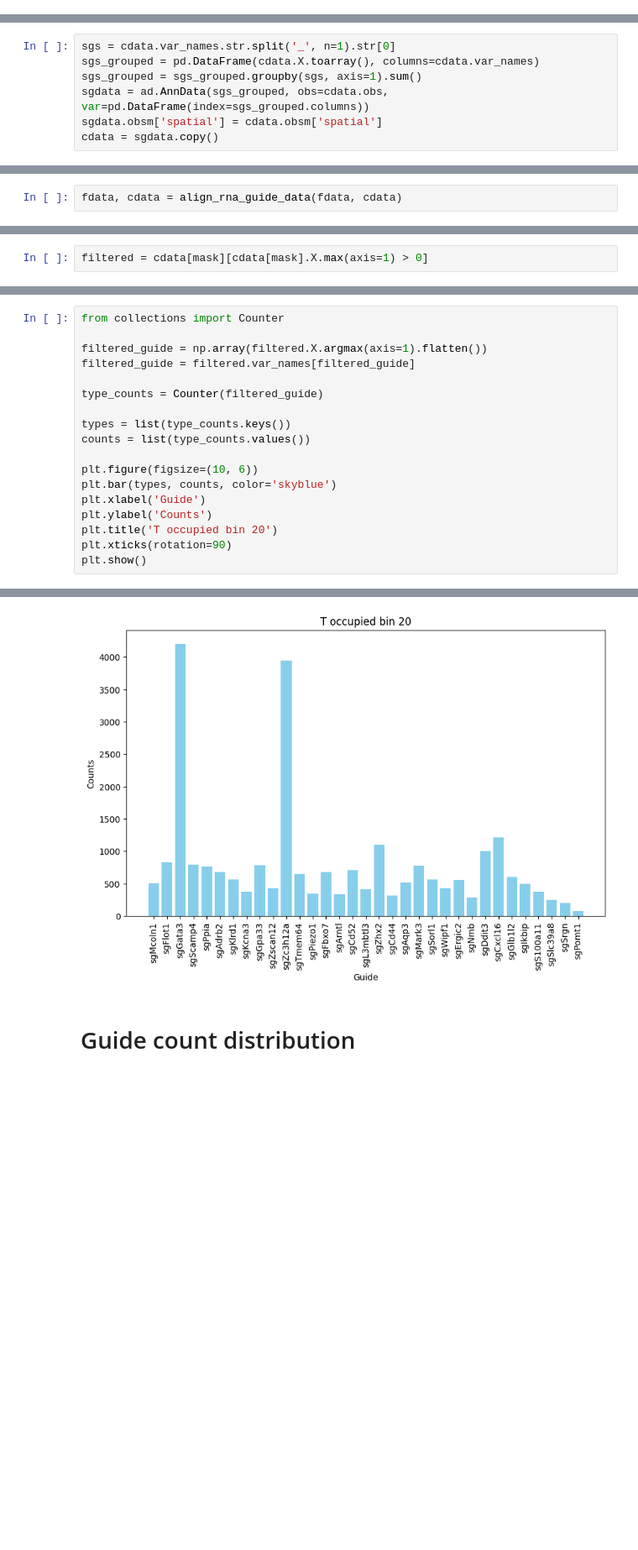
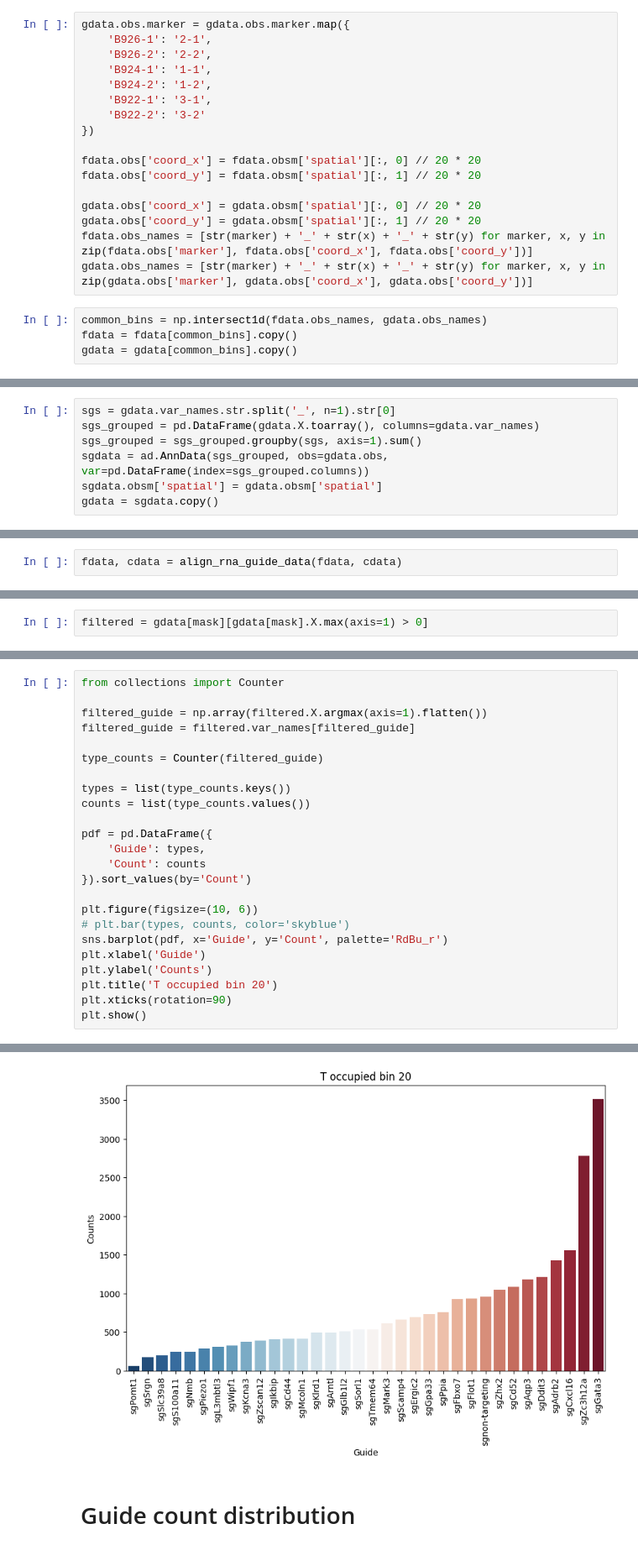
Before and after one commit to pkuTrasond/SPAC-seq, a Jupyter notebook: analysis/t_screen/C_guide_colocalization_with_T_subtype.ipynb, the cells around one changed output, grey strips where cells are left out. Shown at 84% size. Cells and saved outputs as stored; diff of their text form; blank space fills up the shorter version.

```diff
--- a/analysis/t_screen/C_guide_colocalization_with_T_subtype.ipynb
+++ b/analysis/t_screen/C_guide_colocalization_with_T_subtype.ipynb
@@ -16,3 +18,24 @@ fdata = ad.read_h5ad("./RNA/Multitime.annotation.h5")
+# %%
+gdata.obs.marker = gdata.obs.marker.map({
+    'B926-1': '2-1',
+    'B926-2': '2-2',
+    'B924-1': '1-1',
+    'B924-2': '1-2',
+    'B922-1': '3-1',
+    'B922-2': '3-2'
+})
+
+fdata.obs['coord_x'] = fdata.obsm['spatial'][:, 0] // 20 * 20
+fdata.obs['coord_y'] = fdata.obsm['spatial'][:, 1] // 20 * 20
+
+gdata.obs['coord_x'] = gdata.obsm['spatial'][:, 0] // 20 * 20
+gdata.obs['coord_y'] = gdata.obsm['spatial'][:, 1] // 20 * 20
+fdata.obs_names = [str(marker) + '_' + str(x) + '_' + str(y) for marker, x, y in zip(fdata.obs['marker'], fdata.obs['coord_x'], fdata.obs['coord_y'])]
+gdata.obs_names = [str(marker) + '_' + str(x) + '_' + str(y) for marker, x, y in zip(gdata.obs['marker'], gdata.obs['coord_x'], gdata.obs['coord_y'])]
+# %%
+common_bins = np.intersect1d(fdata.obs_names, gdata.obs_names)
+fdata = fdata[common_bins].copy()
+gdata = gdata[common_bins].copy()
 # %%
 data_list = ["./RNA/B924-1.guide.bin_20.h5", "./RNA/B926-1.guide.bin_20.h5", "./RNA/B922-1.guide.bin_20.h5",
              "./RNA/B924-2.guide.bin_20.h5", "./RNA/B926-2.guide.bin_20.h5", "./RNA/B922-2.guide.bin_20.h5"]
@@ -29,9 +52,9 @@ cdata.obs_names_make_unique()
 cdata[:, "sgNTC"].X = cdata[:, "sgnon-targeting_1_gene"].X + cdata[:, "sgnon-targeting_2_gene"].X + cdata[:, "sgNTC"].X
 cdata = cdata[:, ~cdata.var_names.str.startswith("sgnon")].copy()
 # %%
-sgs = cdata.var_names.str.split('_', n=1).str[0]
-sgs_grouped = pd.DataFrame(cdata.X.toarray(), columns=cdata.var_names)
+sgs = gdata.var_names.str.split('_', n=1).str[0]
+sgs_grouped = pd.DataFrame(gdata.X.toarray(), columns=gdata.var_names)
 sgs_grouped = sgs_grouped.groupby(sgs, axis=1).sum()
-sgdata = ad.AnnData(sgs_grouped, obs=cdata.obs, var=pd.DataFrame(index=sgs_grouped.columns))
-sgdata.obsm['spatial'] = cdata.obsm['spatial']
-cdata = sgdata.copy()
+sgdata = ad.AnnData(sgs_grouped, obs=gdata.obs, var=pd.DataFrame(index=sgs_grouped.columns))
+sgdata.obsm['spatial'] = gdata.obsm['spatial']
+gdata = sgdata.copy()
@@ -79,2 +108,2 @@ memory_bins = fdata[mask]
 # %%
-filtered = cdata[mask][cdata[mask].X.max(axis=1) > 0]
+filtered = gdata[mask][gdata[mask].X.max(axis=1) > 0]
@@ -98,8 +147,14 @@ type_counts = Counter(filtered_guide)
 types = list(type_counts.keys())
 counts = list(type_counts.values())
 
+pdf = pd.DataFrame({
+    'Guide': types,
+    'Count': counts
+}).sort_values(by='Count')
+
 plt.figure(figsize=(10, 6))
-plt.bar(types, counts, color='skyblue')
+# plt.bar(types, counts, color='skyblue')
+sns.barplot(pdf, x='Guide', y='Count', palette='RdBu_r')
 plt.xlabel('Guide')
 plt.ylabel('Counts')
 plt.title('T occupied bin 20')
@@ -109,4 +167,4 @@ plt.show()
-[figure, old version]
+[figure, new version]
 # %% [markdown]
 # Guide count distribution
 # %%
```
Also changed, not shown: parts of 12 cells of this notebook, 50 other files.
